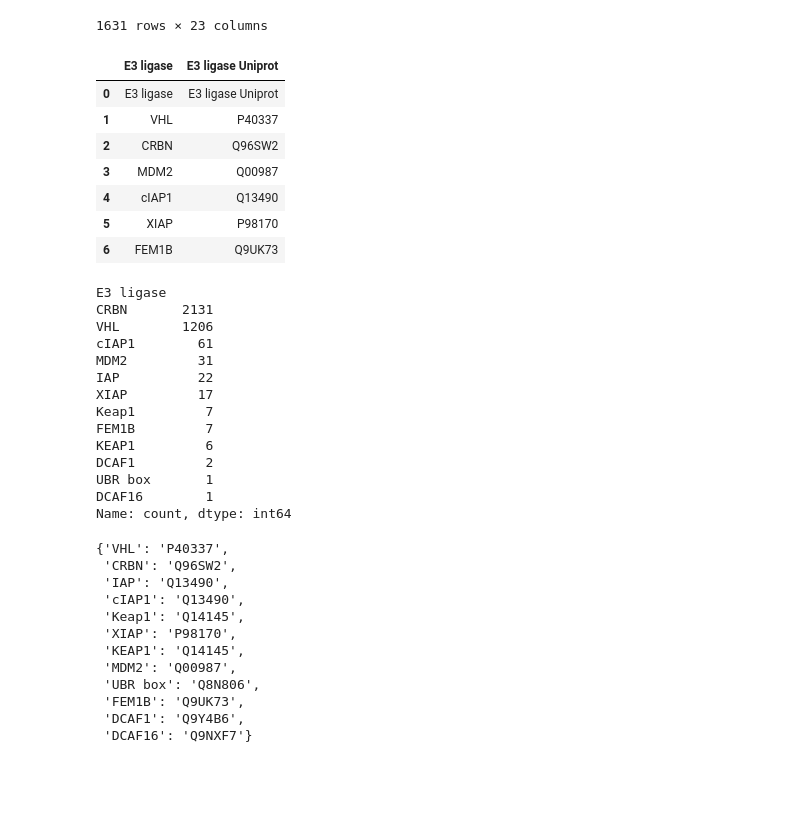
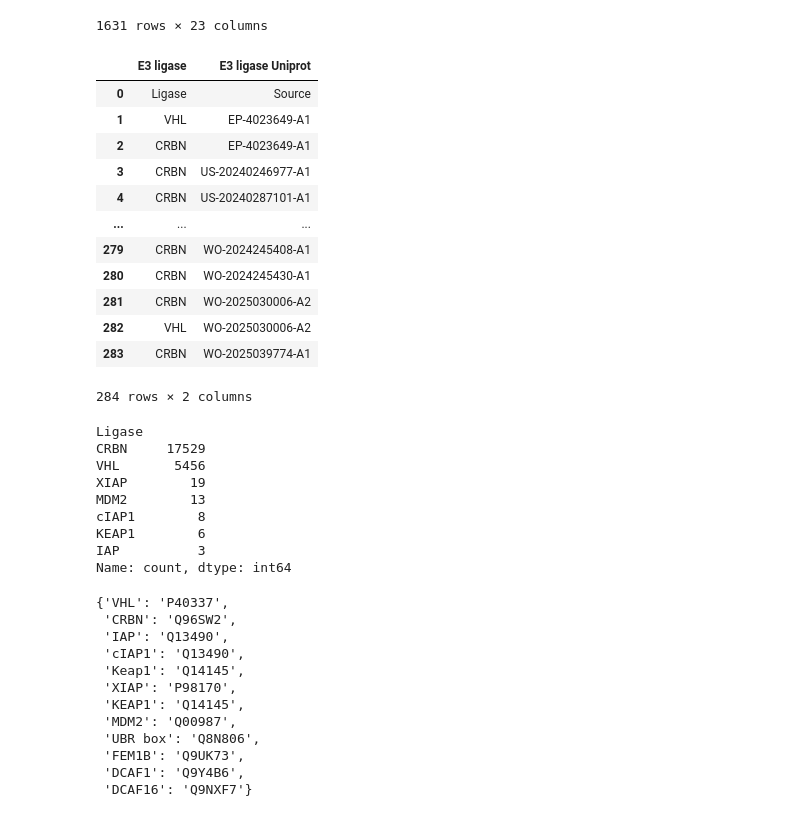
Before and after one commit to Bill-Flash/PROTAC-STAN, a Jupyter notebook: data/clean.ipynb, the cells around one changed output. Saved outputs shown, nothing was run; the diff lists cells and outputs as text; code cells hidden in the pictures; blank space fills up the shorter version.

```diff
--- a/data/clean.ipynb
+++ b/data/clean.ipynb
@@ -442,53 +442,60 @@ model_df.to_csv('./protacdb3/label_protac.csv', index=False)
 # %%
 import pandas as pd
 
 # 读取protac-fine.csv，只加载需要的3列（E3 ligase、E3 ligase Uniprot、Uniprot用于辅助）
-protac_fine_df = pd.read_csv('./PROTAC-fine/protac-fine.csv', header=None, low_memory=False)
+# protac_fine_df = pd.read_csv('./PROTAC-fine/protac-fine.csv', header=None, low_memory=False)
+protac_fine_df = pd.read_csv('./TPDdb/protac_label_with_main.csv', header=None, low_memory=False)
 
-# 由于不能用负索引（即-1），要用实际的列数来索引最后一列
-e3_ligase_col = 3
-e3_ligase_uniprot_col = protac_fine_df.shape[1] - 1  # 最后一列
-
-e3_map_df = protac_fine_df[[e3_ligase_col, e3_ligase_uniprot_col]]
-e3_map_df.columns = ["E3 ligase", "E3 ligase Uniprot"]
+# 假设CSV有表头，安全地以列名方式选取（参见@file_context_0）
+if isinstance(protac_fine_df.columns[0], str):  # 有表头
+    e3_map_df = protac_fine_df[["Ligase", "Source"]]
+    e3_map_df.columns = ["E3 ligase", "E3 ligase Uniprot"]
+else:
+    # 如果没有表头（numeric列名，保险用原始法）
+    e3_ligase_col = 13  # "Ligase" 出现在第14列（0-based 13）
+    e3_ligase_uniprot_col = 14  # "Source" 列（0-based 14），即UniProt号
+    e3_map_df = protac_fine_df[[e3_ligase_col, e3_ligase_uniprot_col]]
+    e3_map_df.columns = ["E3 ligase", "E3 ligase Uniprot"]
 # 去掉重复，去掉缺失（空字符串）
 e3_map_df = e3_map_df.drop_duplicates()
 e3_map_df = e3_map_df[(e3_map_df["E3 ligase"].notna()) & (e3_map_df["E3 ligase"] != "") &
                       (e3_map_df["E3 ligase Uniprot"].notna()) & (e3_map_df["E3 ligase Uniprot"] != "")]
 e3_map_df = e3_map_df.reset_index(drop=True)
 
 # 显示映射表
 e3_map_df
 
 # 可以保存到csv
 # e3_map_df.to_csv('./protacdb3/e3_ligase_to_uniprot.csv', index=False)
 # %% [output]
 |  | E3 ligase | E3 ligase Uniprot |
-| 0 | E3 ligase | E3 ligase Uniprot |
-| 1 | VHL | P40337 |
-| 2 | CRBN | Q96SW2 |
-| 3 | MDM2 | Q00987 |
-| 4 | cIAP1 | Q13490 |
-| 5 | XIAP | P98170 |
-| 6 | FEM1B | Q9UK73 |
+| 0 | Ligase | Source |
+| 1 | VHL | EP-4023649-A1 |
+| 2 | CRBN | EP-4023649-A1 |
+| 3 | CRBN | US-20240246977-A1 |
+| 4 | CRBN | US-20240287101-A1 |
+| ... | ... | ... |
+| 279 | CRBN | WO-2024245408-A1 |
+| 280 | CRBN | WO-2024245430-A1 |
+| 281 | CRBN | WO-2025030006-A2 |
+| 282 | VHL | WO-2025030006-A2 |
+| 283 | CRBN | WO-2025039774-A1 |
+284 rows × 2 columns
 # %%
-protac_fine_df = pd.read_csv('./protacdb3/label_protac.csv', low_memory=False)
+# protac_fine_df = pd.read_csv('./protacdb3/label_protac.csv', low_memory=False)
+protac_fine_df = pd.read_csv('./TPDdb/protac_label_with_main.csv', low_memory=False)
 # 查看"E3 ligase"的取值分布
-print(protac_fine_df["E3 ligase"].value_counts())
+# print(protac_fine_df["E3 ligase"].value_counts())
+print(protac_fine_df["Ligase"].value_counts())
 # %% [output]
-E3 ligase
-CRBN       2131
-VHL        1206
-cIAP1        61
-MDM2         31
-IAP          22
-XIAP         17
-Keap1         7
-FEM1B         7
-KEAP1         6
-DCAF1         2
-UBR box       1
-DCAF16        1
+Ligase
+CRBN     17529
+VHL       5456
+XIAP        19
+MDM2        13
+cIAP1        8
+KEAP1        6
+IAP          3
 Name: count, dtype: int64
 # %%
 # 通过E3 ligase名称获取其UniProt ID，可选用mygene.info API
```
Also changed, not shown: 2 other files.
